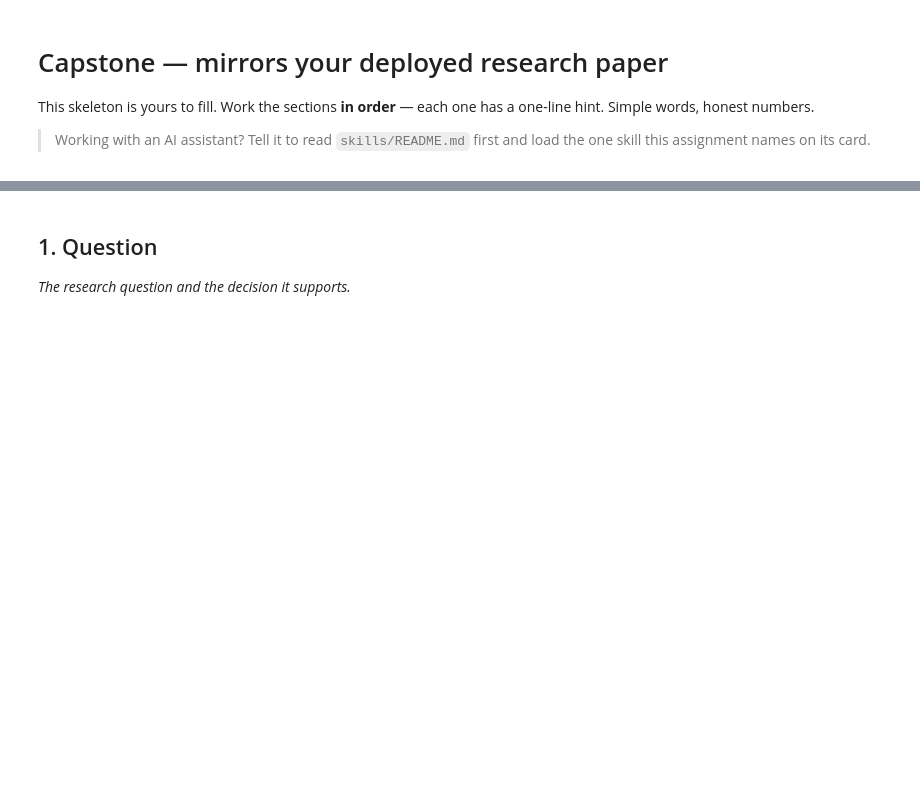
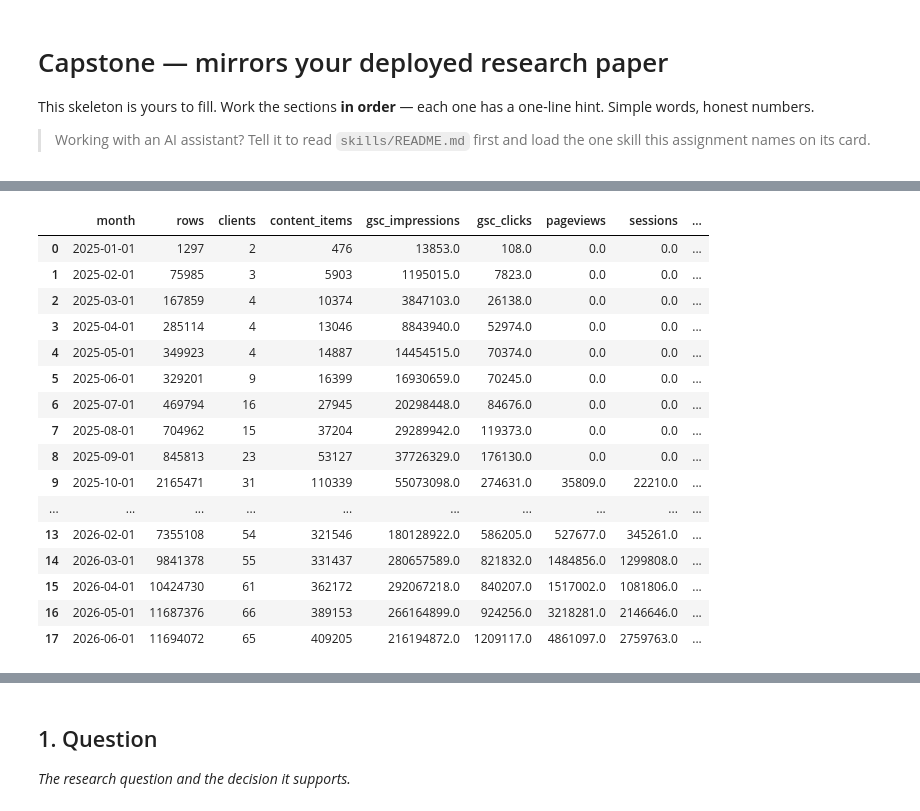
Before and after one commit to muhammadfaseehkhattak/FlyRank-ML-Internship, a Jupyter notebook: work/notebooks/capstone.ipynb, the cells around one changed output, grey strips where cells are left out. Saved outputs shown, nothing was run; the diff lists cells and outputs as text; code cells hidden in the pictures; blank space fills up the shorter version.

```diff
--- a/work/notebooks/capstone.ipynb
+++ b/work/notebooks/capstone.ipynb
@@ -6,0 +491,42 @@ This skeleton is yours to fill. Work the sections **in order** — each one has
+# %%
+monthly_performance = con.execute("""
+    SELECT
+        DATE_TRUNC('month', report_date) AS month,
+        COUNT(*) AS rows,
+        COUNT(DISTINCT client_hash_id) AS clients,
+        COUNT(DISTINCT content_hash_id) AS content_items,
+
+        SUM(COALESCE(gsc_impressions, 0)) AS gsc_impressions,
+        SUM(COALESCE(gsc_clicks, 0)) AS gsc_clicks,
+
+        SUM(COALESCE(ga4_pageviews, 0)) AS pageviews,
+        SUM(COALESCE(ga4_sessions, 0)) AS sessions,
+
+        SUM(COALESCE(sessions_organic, 0)) AS organic_sessions,
+        SUM(COALESCE(sessions_ai, 0)) AS ai_sessions
+
+    FROM fact_daily
+
+    GROUP BY 1
+    ORDER BY 1
+""").df()
+
+monthly_performance
+# %% [output]
+|  | month | rows | clients | content_items | gsc_impressions | gsc_clicks | pageviews | sessions | ... |
+| 0 | 2025-01-01 | 1297 | 2 | 476 | 13853.0 | 108.0 | 0.0 | 0.0 | ... |
+| 1 | 2025-02-01 | 75985 | 3 | 5903 | 1195015.0 | 7823.0 | 0.0 | 0.0 | ... |
+| 2 | 2025-03-01 | 167859 | 4 | 10374 | 3847103.0 | 26138.0 | 0.0 | 0.0 | ... |
+| 3 | 2025-04-01 | 285114 | 4 | 13046 | 8843940.0 | 52974.0 | 0.0 | 0.0 | ... |
+| 4 | 2025-05-01 | 349923 | 4 | 14887 | 14454515.0 | 70374.0 | 0.0 | 0.0 | ... |
+| 5 | 2025-06-01 | 329201 | 9 | 16399 | 16930659.0 | 70245.0 | 0.0 | 0.0 | ... |
+| 6 | 2025-07-01 | 469794 | 16 | 27945 | 20298448.0 | 84676.0 | 0.0 | 0.0 | ... |
+| 7 | 2025-08-01 | 704962 | 15 | 37204 | 29289942.0 | 119373.0 | 0.0 | 0.0 | ... |
+| 8 | 2025-09-01 | 845813 | 23 | 53127 | 37726329.0 | 176130.0 | 0.0 | 0.0 | ... |
+| 9 | 2025-10-01 | 2165471 | 31 | 110339 | 55073098.0 | 274631.0 | 35809.0 | 22210.0 | ... |
+| ... | ... | ... | ... | ... | ... | ... | ... | ... | ... |
+| 13 | 2026-02-01 | 7355108 | 54 | 321546 | 180128922.0 | 586205.0 | 527677.0 | 345261.0 | ... |
+| 14 | 2026-03-01 | 9841378 | 55 | 331437 | 280657589.0 | 821832.0 | 1484856.0 | 1299808.0 | ... |
+| 15 | 2026-04-01 | 10424730 | 61 | 362172 | 292067218.0 | 840207.0 | 1517002.0 | 1081806.0 | ... |
+| 16 | 2026-05-01 | 11687376 | 66 | 389153 | 266164899.0 | 924256.0 | 3218281.0 | 2146646.0 | ... |
+| 17 | 2026-06-01 | 11694072 | 65 | 409205 | 216194872.0 | 1209117.0 | 4861097.0 | 2759763.0 | ... |
```
Also changed, not shown: parts of 30 cells of this notebook.
